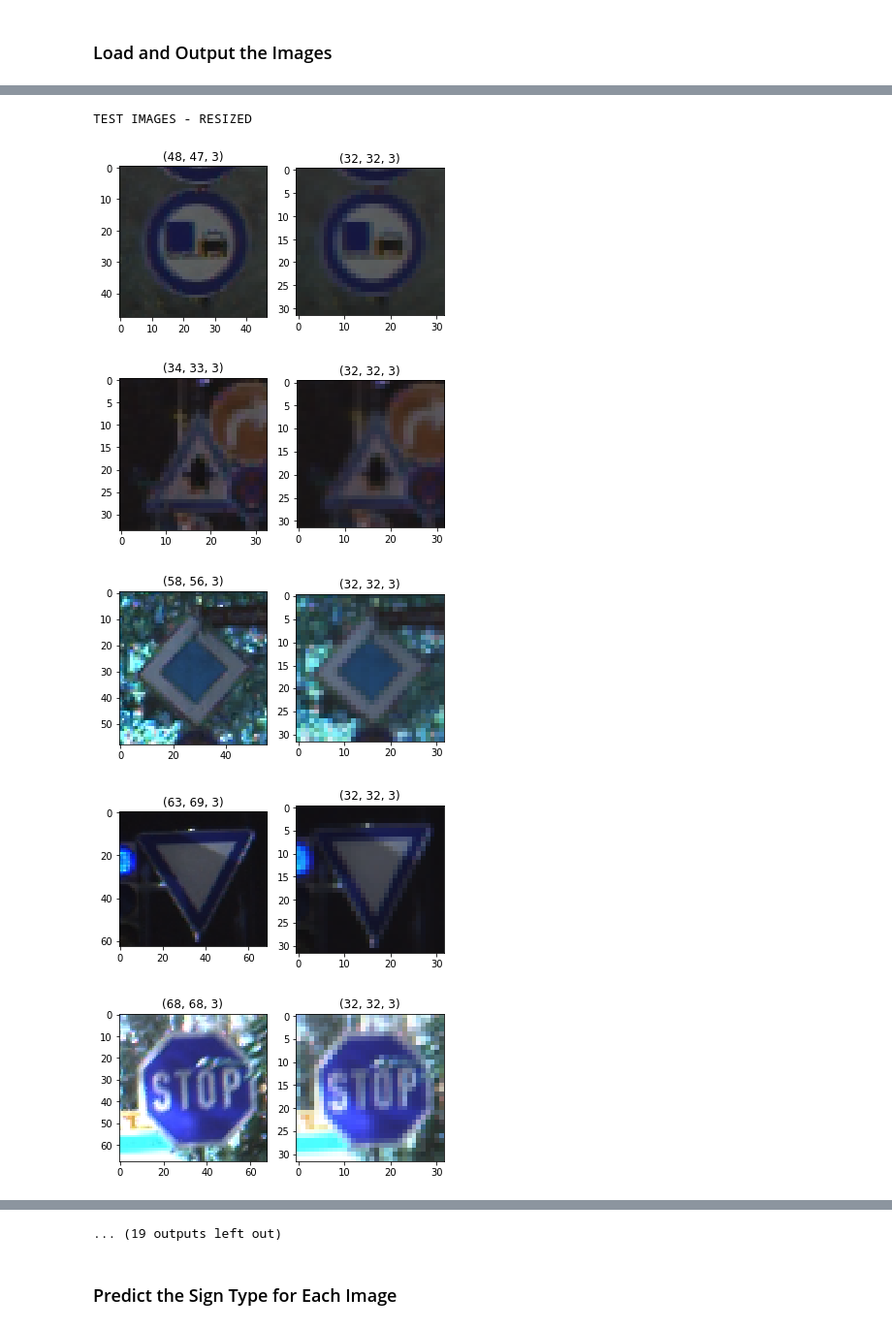
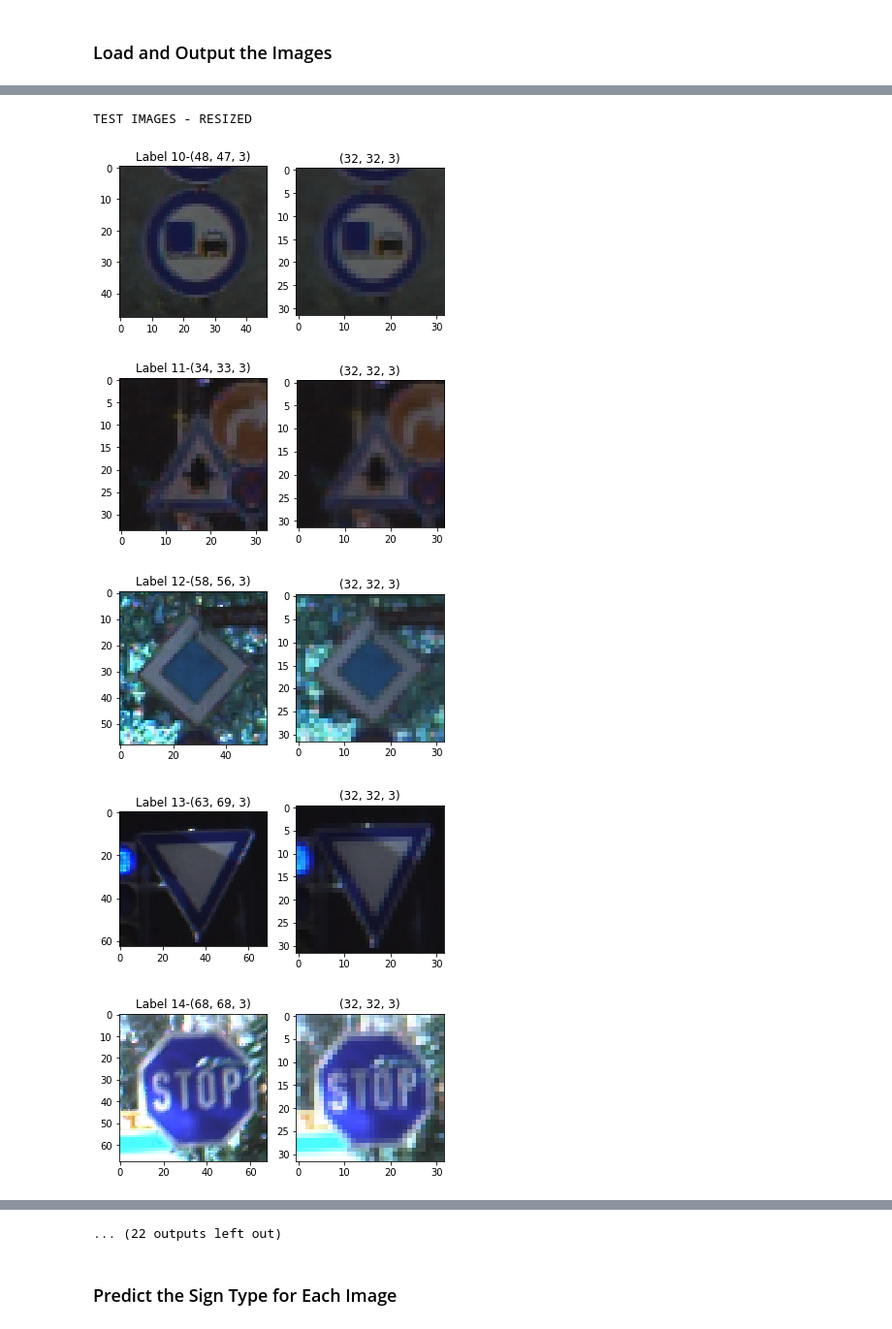
Before and after one commit to emrecanbulut/CarND-Traffic-Sign-Classifier-Project, a Jupyter notebook: Traffic-Sign-Classifier.ipynb, the cells around one changed output, grey strips where cells are left out. Shown at 97% size. Cells and saved outputs as stored; diff of their text form; code cells hidden in the pictures.

```diff
--- a/Traffic-Sign-Classifier.ipynb
+++ b/Traffic-Sign-Classifier.ipynb
@@ -153,4 +153,6 @@ _, validCount = np.unique(valid['labels'], return_counts = True)
 # %%
+plt.rcParams['figure.figsize'] = [15, 5] #[width, height]
+
 fig, ax = plt.subplots()
 bar_width = 1.5
 opacity = 0.8
@@ -180,4 +182,6 @@ plt.legend()
 
 plt.tight_layout()
 plt.show()
+
+plt.rcParams['figure.figsize'] = default_fig_size
 # %% [output]
@@ -420,8 +410,11 @@ def evaluate(X_data, y_data):
     return total_accuracy / num_examples
 # %% [markdown]
 ## Train the Model
+# %%
+trainTheModel = False
+modelName = 'lenet2'
 # %%
-if False:
+if trainTheModel:
     with tf.Session() as sess:
         sess.run(tf.global_variables_initializer())
         num_examples = len(train_gn)
@@ -439,7 +432,7 @@ if False:
             print("Validation Accuracy = {:.3f}".format(validation_accuracy))
             print()
 
-    #    saver.save(sess, './lenet93')
+        saver.save(sess, modelName)
         print("Model saved")
 # %% [markdown]
 ---
@@ -461,10 +448,10 @@ import matplotlib.pyplot as plt
 ### Load the images and plot them here.
 ### Feel free to use as many code cells as needed.
 images=[]
-y_actual = np.arange(10, 40, 1)
+y_actual = np.arange(10, 43, 1)
 
-images = np.array([cv2.imread('GTSRB/onlinetest/000'+str(ind)+'/00000_00015.ppm') for ind in y_actual])
+images = np.array([cv2.imread('GTSRB/000'+str(ind)+'/00000_00015.ppm') for ind in y_actual])
 
-plt.imshow(images[3])
+plt.imshow(images[1])
 # %% [output]
 <matplotlib.image.AxesImage at 0x...>
@@ -472,20 +459,20 @@ plt.imshow(images[3])
 # %%
 resized_images = []
 dim = (32, 32)
 
 resized_images = np.array([cv2.resize(img, dim, interpolation = cv2.INTER_AREA ) for img in images])
 
 print('TEST IMAGES - RESIZED')
 for i, img in enumerate(resized_images):
     f, axarr = plt.subplots(1,2)
-    axarr[0].title.set_text(str(images[i].shape))
+    axarr[0].title.set_text('Label '+str(y_actual[i])+'-'+str(images[i].shape))
     axarr[0].imshow(images[i])
     axarr[1].title.set_text(str(resized_images[i].shape))
     axarr[1].imshow(resized_images[i])
 # %% [output]
 TEST IMAGES - RESIZED
-[figure, old version]
+[figure, new version]
-[figure, old version]
+[figure, new version]
-[figure, old version]
+[figure, new version]
-[figure, old version]
+[figure, new version]
-[figure, old version]
+[figure, new version]
@@ -498,4 +485,4 @@ TEST IMAGES - RESIZED
-... (19 outputs left out)
+... (22 outputs left out)
 # %% [markdown]
 ### Predict the Sign Type for Each Image
 # %%
```
Also changed, not shown: parts of 16 cells of this notebook, 37 other files.
